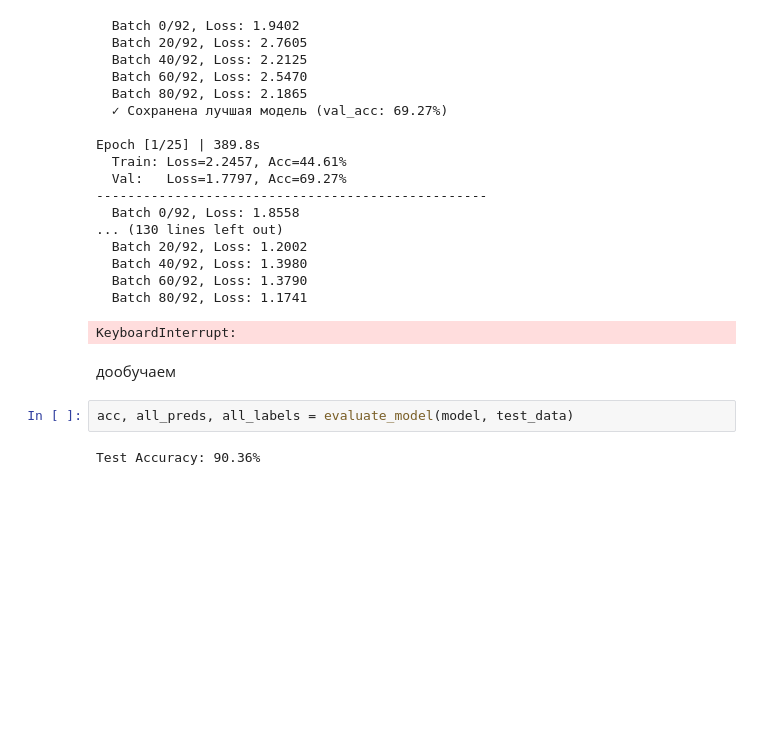
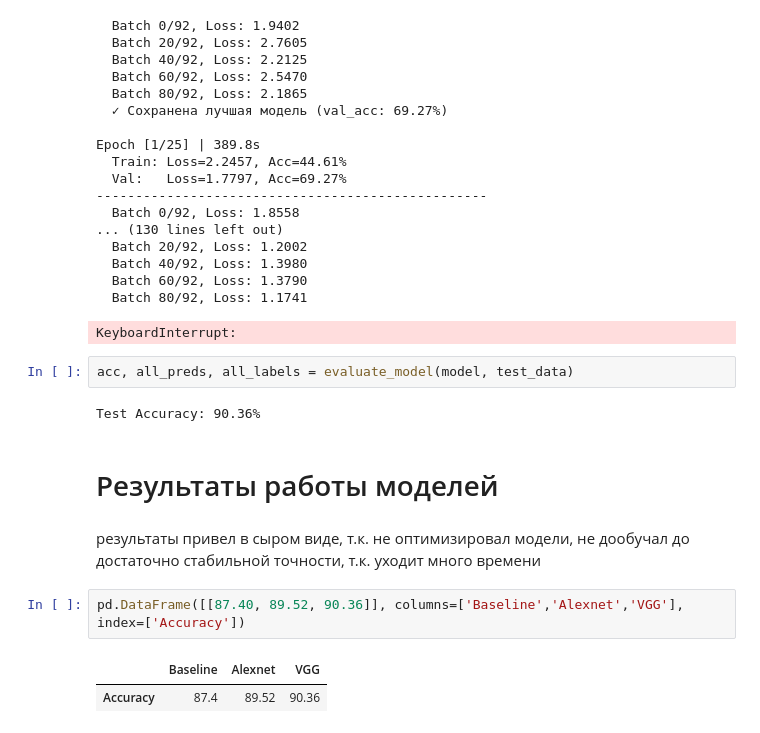
Before and after one commit to TsoyAlV/pets_classification, a Jupyter notebook: notebooks/1. Pets classification.ipynb, the cells around one changed output. Saved outputs shown, nothing was run; the diff lists cells and outputs as text; blank space fills up the shorter version.

```diff
--- a/notebooks/1. Pets classification.ipynb
+++ b/notebooks/1. Pets classification.ipynb
@@ -1024,9 +1024,16 @@ Epoch [1/25] | 389.8s
   Batch 60/92, Loss: 1.3790
   Batch 80/92, Loss: 1.1741
 KeyboardInterrupt:
-# %% [markdown]
-дообучаем
 # %%
 acc, all_preds, all_labels = evaluate_model(model, test_data)
 # %% [output]
 Test Accuracy: 90.36%
+# %% [markdown]
+# Результаты работы моделей
+# %% [markdown]
+результаты привел в сыром виде, т.к. не оптимизировал модели, не дообучал до достаточно стабильной точности, т.к. уходит много времени
+# %%
+pd.DataFrame([[87.40, 89.52, 90.36]], columns=['Baseline','Alexnet','VGG'], index=['Accuracy'])
+# %% [output]
+|  | Baseline | Alexnet | VGG |
+| Accuracy | 87.4 | 89.52 | 90.36 |
```
